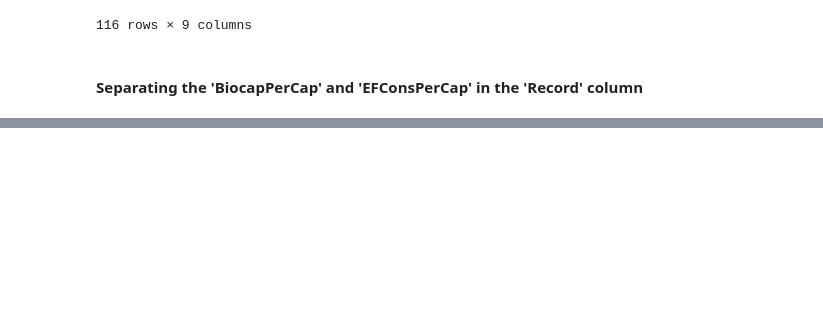
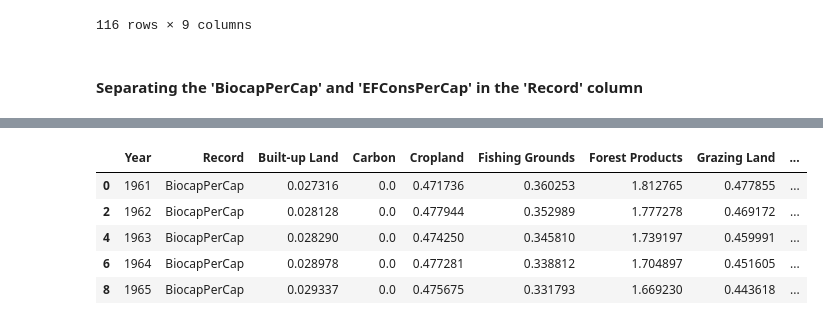
Before and after one commit to erickajanecm/Ecological-Footprint-EDA, a Jupyter notebook: WorldEF.ipynb, the cells around one changed output, grey strips where cells are left out. Drawn from its saved outputs; the diff is of its cells as text; code cells hidden in the pictures; blank space fills up the shorter version.

```diff
--- a/WorldEF.ipynb
+++ b/WorldEF.ipynb
@@ -102,6 +111,14 @@ EF_DF = World_EF.loc[World_EF['Record'] == 'EFConsPerCap']
 # %%
 # BiocapPerCap
 Biocapacity_DF = World_EF.loc[World_EF['Record'] == 'BiocapPerCap']
+Biocapacity_DF.head()
+# %% [output]
+|  | Year | Record | Built-up Land | Carbon | Cropland | Fishing Grounds | Forest Products | Grazing Land | ... |
+| 0 | 1961 | BiocapPerCap | 0.027316 | 0.0 | 0.471736 | 0.360253 | 1.812765 | 0.477855 | ... |
+| 2 | 1962 | BiocapPerCap | 0.028128 | 0.0 | 0.477944 | 0.352989 | 1.777278 | 0.469172 | ... |
+| 4 | 1963 | BiocapPerCap | 0.028290 | 0.0 | 0.474250 | 0.345810 | 1.739197 | 0.459991 | ... |
+| 6 | 1964 | BiocapPerCap | 0.028978 | 0.0 | 0.477281 | 0.338812 | 1.704897 | 0.451605 | ... |
+| 8 | 1965 | BiocapPerCap | 0.029337 | 0.0 | 0.475675 | 0.331793 | 1.669230 | 0.443618 | ... |
 # %%
 #Importing Matplotlib
 import matplotlib.pyplot as plt
```
Also changed, not shown: parts of 3 cells of this notebook.
